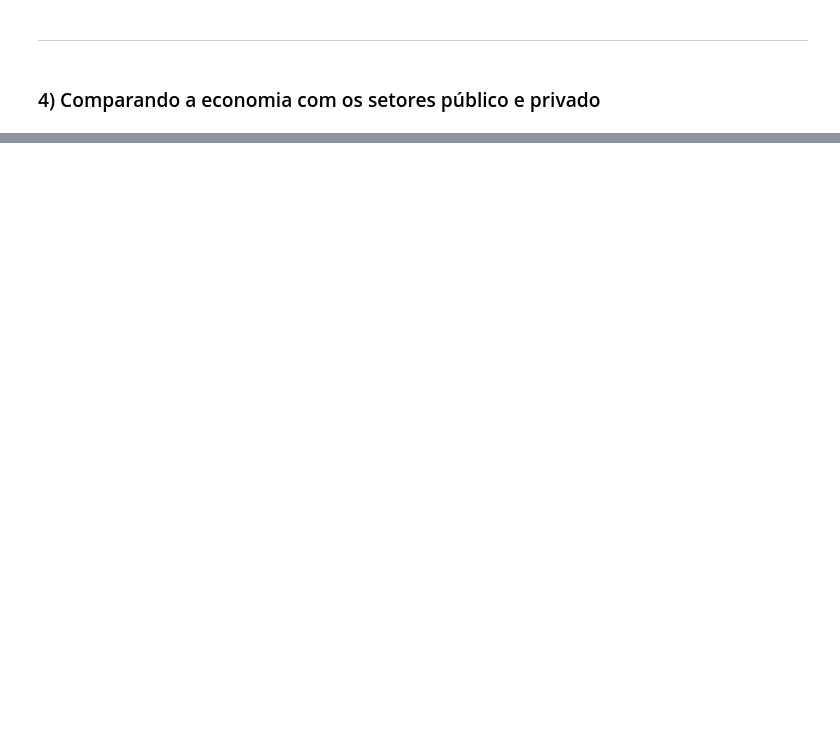
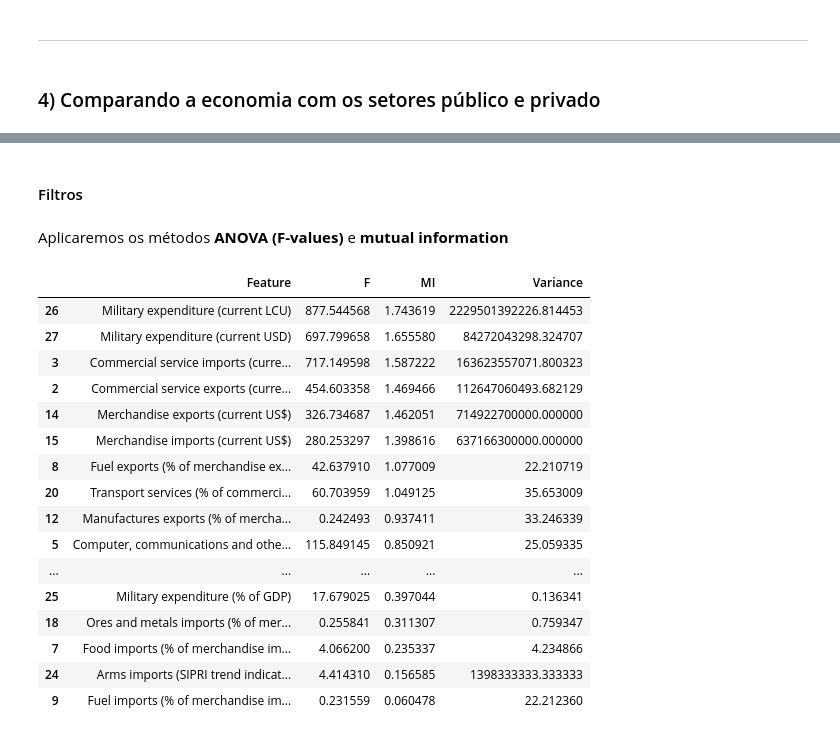
Before and after one commit to gus-phys/BRICS-hypothesis-test, a Jupyter notebook: selecao-de-caracteristicas.ipynb, the cells around one changed output, grey strips where cells are left out. Cells and saved outputs as stored; diff of their text form; code cells hidden in the pictures; blank space fills up the shorter version.

```diff
--- a/selecao-de-caracteristicas.ipynb
+++ b/selecao-de-caracteristicas.ipynb
@@ -392,0 +437,3 @@ pd.DataFrame(
+# %%
+X_train = X_train.iloc[:, vt.get_support()]
+X_test = X_test.iloc[:, vt.get_support()]
@@ -392,0 +465,35 @@ pd.DataFrame(
+# %% [markdown]
+#### Filtros
+# %% [markdown]
+Aplicaremos os métodos **ANOVA (F-values)** e **mutual information**
+# %%
+f, p = f_regression(X_train, y_train)
+# %%
+mi = mutual_info_regression(X_train, y_train)
+# %%
+pd.DataFrame(
+    {
+        'Feature': X_train.columns.tolist(),
+        'F': f,
+        'MI': mi,
+        'Variance': vt.variances_
+    }
+).sort_values('MI', ascending=False).style.bar(subset=['F', 'MI', 'Variance'], color='grey')
+# %% [output]
+|  | Feature | F | MI | Variance |
+| 26 | Military expenditure (current LCU) | 877.544568 | 1.743619 | 2229501392226.814453 |
+| 27 | Military expenditure (current USD) | 697.799658 | 1.655580 | 84272043298.324707 |
+| 3 | Commercial service imports (curre... | 717.149598 | 1.587222 | 163623557071.800323 |
+| 2 | Commercial service exports (curre... | 454.603358 | 1.469466 | 112647060493.682129 |
+| 14 | Merchandise exports (current US$) | 326.734687 | 1.462051 | 714922700000.000000 |
+| 15 | Merchandise imports (current US$) | 280.253297 | 1.398616 | 637166300000.000000 |
+| 8 | Fuel exports (% of merchandise ex... | 42.637910 | 1.077009 | 22.210719 |
+| 20 | Transport services (% of commerci... | 60.703959 | 1.049125 | 35.653009 |
+| 12 | Manufactures exports (% of mercha... | 0.242493 | 0.937411 | 33.246339 |
+| 5 | Computer, communications and othe... | 115.849145 | 0.850921 | 25.059335 |
+| ... | ... | ... | ... | ... |
+| 25 | Military expenditure (% of GDP) | 17.679025 | 0.397044 | 0.136341 |
+| 18 | Ores and metals imports (% of mer... | 0.255841 | 0.311307 | 0.759347 |
+| 7 | Food imports (% of merchandise im... | 4.066200 | 0.235337 | 4.234866 |
+| 24 | Arms imports (SIPRI trend indicat... | 4.414310 | 0.156585 | 1398333333.333333 |
+| 9 | Fuel imports (% of merchandise im... | 0.231559 | 0.060478 | 22.212360 |
```
Also changed, not shown: parts of 17 cells of this notebook.
